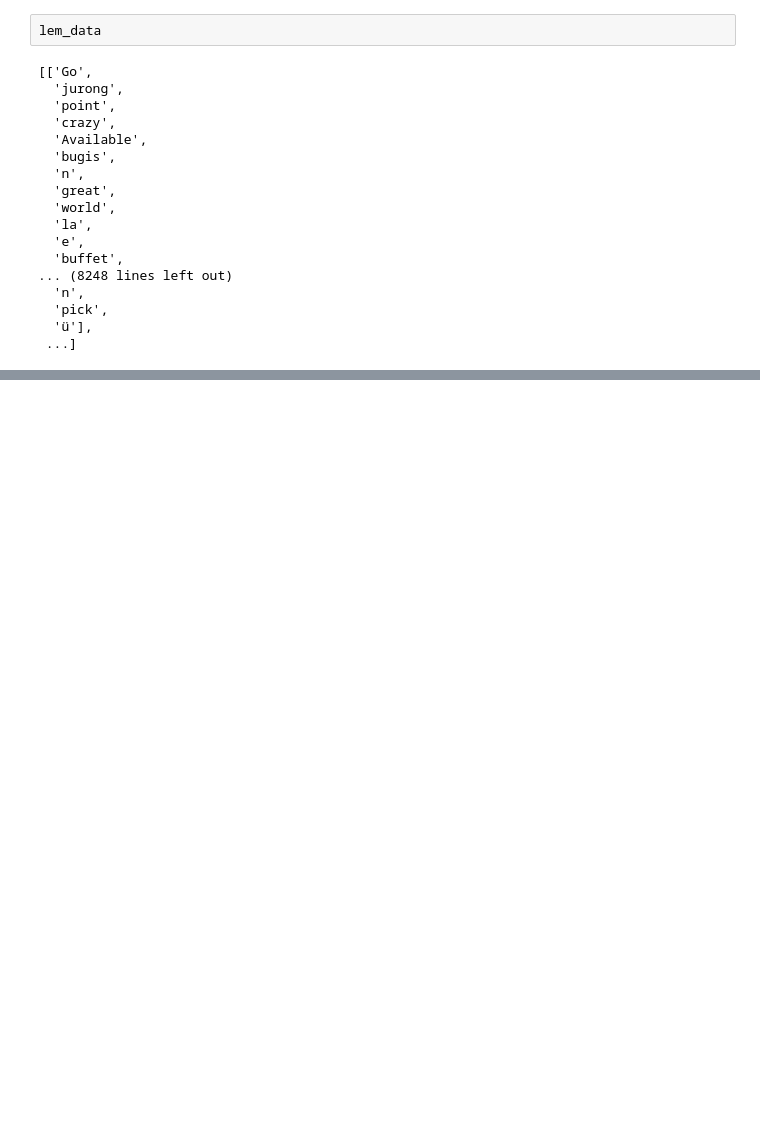
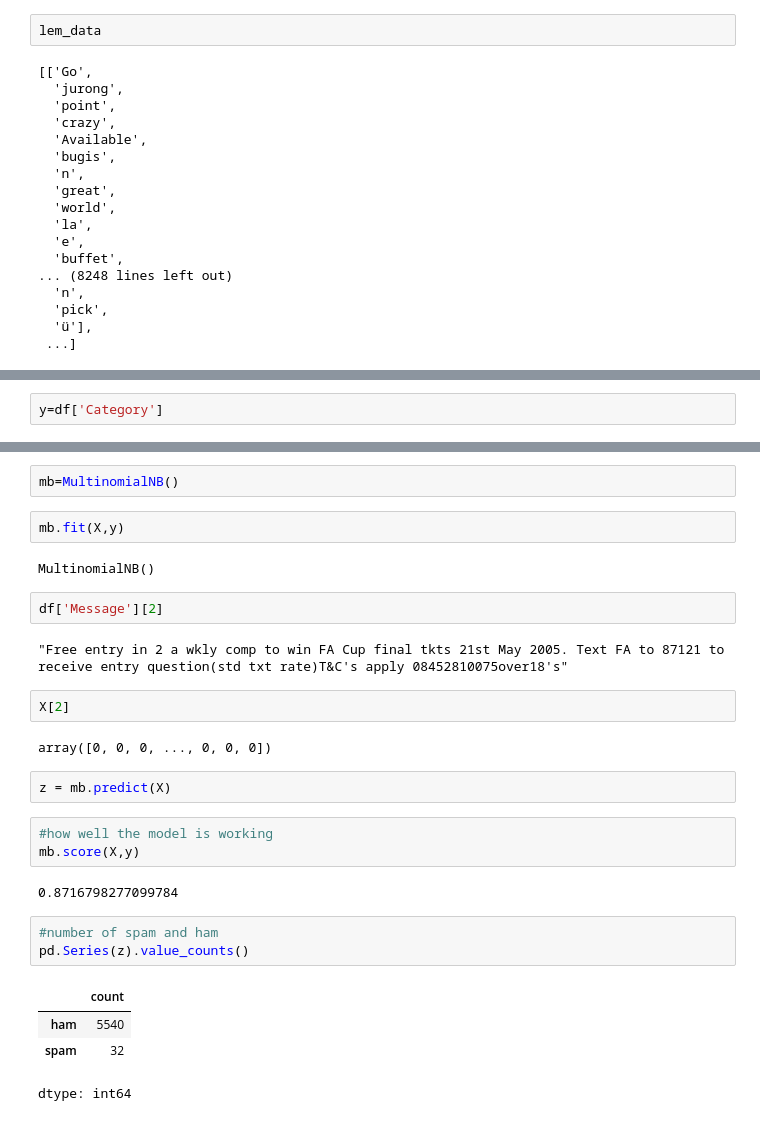
Before and after one commit to TrishaKollabattula/CRT, a Jupyter notebook: NLP_Project.ipynb, the cells around one changed output, grey strips where cells are left out. Drawn from its saved outputs; the diff is of its cells as text; blank space fills up the shorter version.

```diff
--- a/NLP_Project.ipynb
+++ b/NLP_Project.ipynb
@@ -215,0 +320,2 @@ lem_data
+# %%
+y=df['Category']
@@ -215,0 +325,29 @@ lem_data
+# %%
+mb=MultinomialNB()
+# %%
+mb.fit(X,y)
+# %% [output]
+MultinomialNB()
+# %%
+df['Message'][2]
+# %% [output]
+"Free entry in 2 a wkly comp to win FA Cup final tkts 21st May 2005. Text FA to 87121 to receive entry question(std txt rate)T&C's apply 08452810075over18's"
+# %%
+X[2]
+# %% [output]
+array([0, 0, 0, ..., 0, 0, 0])
+# %%
+z = mb.predict(X)
+# %%
+#how well the model is working
+mb.score(X,y)
+# %% [output]
+0.8716798277099784
+# %%
+#number of spam and ham
+pd.Series(z).value_counts()
+# %% [output]
+|  | count |
+| ham | 5540 |
+| spam | 32 |
+dtype: int64
```
Also changed, not shown: parts of 11 cells of this notebook.
